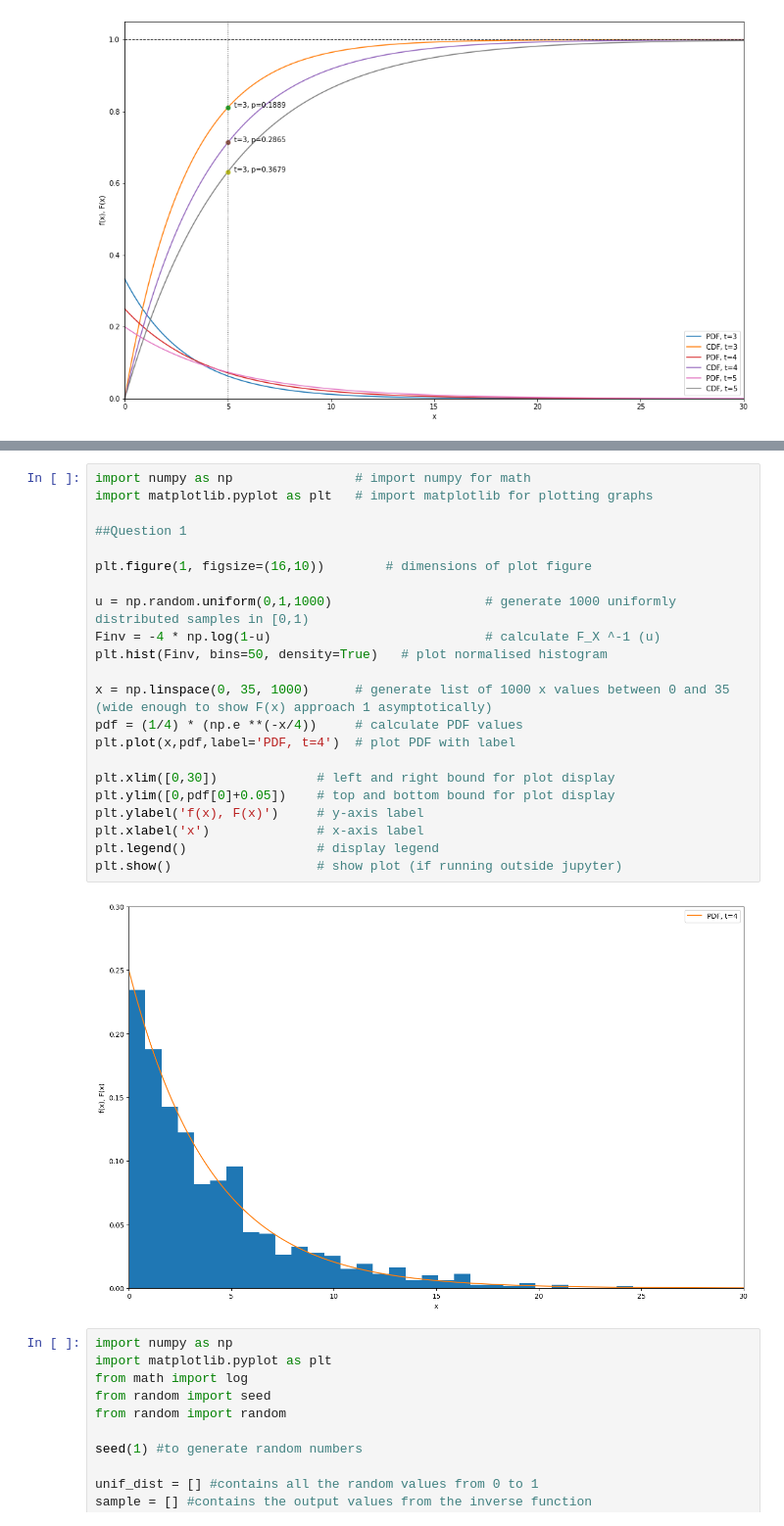
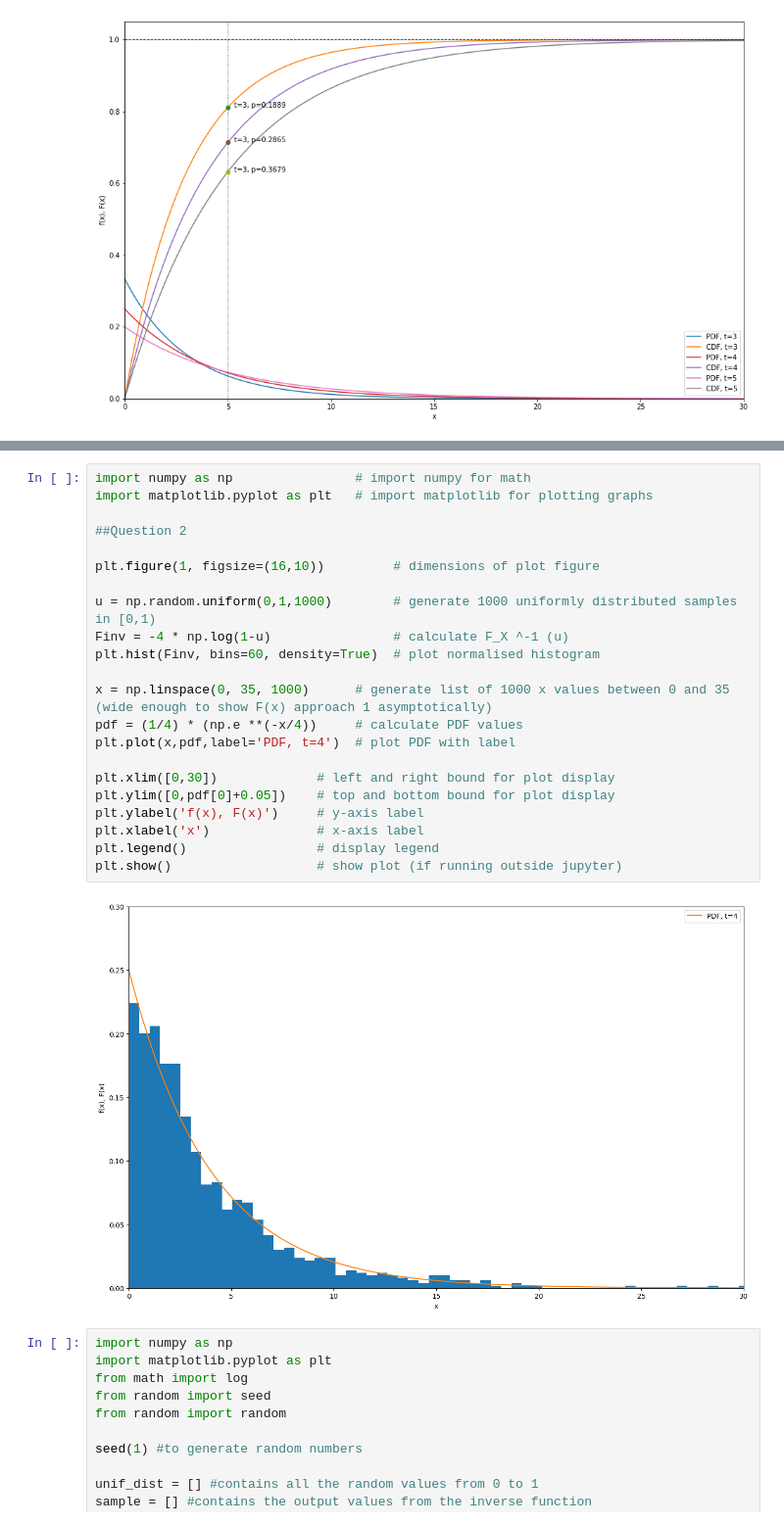
Before and after one commit to bettawithbutter/2012, a Jupyter notebook: EE2012 Project Draft Code.ipynb, the cells around one changed output, grey strips where cells are left out. Shown at 98% size. Cells and saved outputs as stored; diff of their text form.

```diff
--- a/EE2012 Project Draft Code.ipynb
+++ b/EE2012 Project Draft Code.ipynb
@@ -138,27 +145,27 @@ transformation is exponential distributed.
 # %%
 import numpy as np                # import numpy for math
 import matplotlib.pyplot as plt   # import matplotlib for plotting graphs
 
-##Question 1
+##Question 2
 
-plt.figure(1, figsize=(16,10))        # dimensions of plot figure
+plt.figure(1, figsize=(16,10))         # dimensions of plot figure
 
-u = np.random.uniform(0,1,1000)                    # generate 1000 uniformly distributed samples in [0,1)
-Finv = -4 * np.log(1-u)                            # calculate F_X ^-1 (u)
-plt.hist(Finv, bins=50, density=True)   # plot normalised histogram
+u = np.random.uniform(0,1,1000)        # generate 1000 uniformly distributed samples in [0,1)
+Finv = -4 * np.log(1-u)                # calculate F_X ^-1 (u)
+plt.hist(Finv, bins=60, density=True)  # plot normalised histogram
 
 x = np.linspace(0, 35, 1000)      # generate list of 1000 x values between 0 and 35 (wide enough to show F(x) approach 1 asymptotically)
 pdf = (1/4) * (np.e **(-x/4))     # calculate PDF values
 plt.plot(x,pdf,label='PDF, t=4')  # plot PDF with label
 
 plt.xlim([0,30])             # left and right bound for plot display
 plt.ylim([0,pdf[0]+0.05])    # top and bottom bound for plot display
 plt.ylabel('f(x), F(x)')     # y-axis label
 plt.xlabel('x')              # x-axis label
 plt.legend()                 # display legend
 plt.show()                   # show plot (if running outside jupyter)
 # %% [output]
-[figure, old version]
+[figure, new version]
 # %%
 import numpy as np
 import matplotlib.pyplot as plt
```
Also changed, not shown: parts of 2 cells of this notebook.
